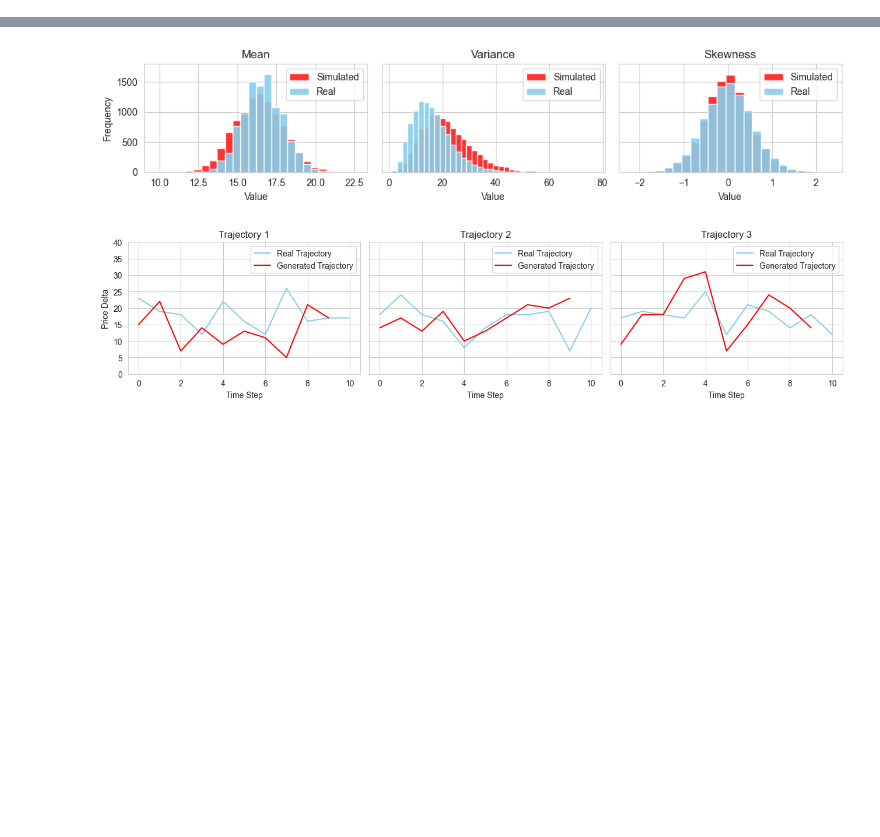
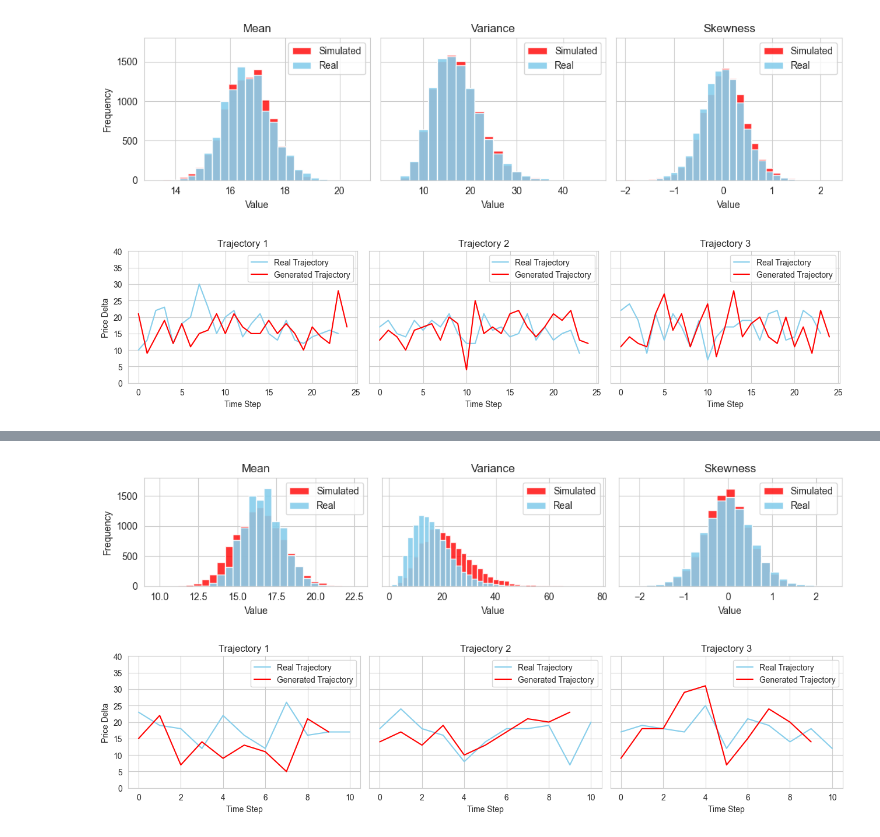
Before and after one commit to FrensiZ/adversial_learning, a Jupyter notebook: adv_13.09.24.ipynb, the cells around one changed output, grey strips where cells are left out. Drawn from its saved outputs; the diff is of its cells as text; code cells hidden in the pictures; blank space fills up the shorter version.

```diff
--- a/adv_13.09.24.ipynb
+++ b/adv_13.09.24.ipynb
@@ -309,0 +447,24 @@ class Discriminator(nn.Module):
+# %%
+bin_start_mean = min(np.min(sim_means), np.min(real_means))
+bin_stop_mean = max(np.max(sim_means), np.max(real_means))
+bin_start_var = min(np.min(sim_variances), np.min(real_variances))
+bin_stop_var = max(np.max(sim_variances), np.max(real_variances))
+bin_start_skew = min(np.min(sim_skew), np.min(real_skew))
+bin_stop_skew = max(np.max(sim_skew), np.max(real_skew))
+
+bin_width_mean = 0.3
+bin_width_var = 2
+bin_width_skew = 0.15
+
+bin_edges_mean = np.arange(bin_start_mean, bin_stop_mean + bin_width_mean, bin_width_mean)
+bin_edges_var = np.arange(bin_start_var, bin_stop_var + bin_width_var, bin_width_var)
+bin_edges_skew = np.arange(bin_start_skew, bin_stop_skew + bin_width_skew, bin_width_skew)
+
+plot_three_moments(sim_means, real_means, bin_edges_mean,
+                       sim_variances, real_variances, bin_edges_var,
+                       sim_skew, real_skew, bin_edges_skew)
+
+plot_sequences(real_seq=val_data[:,1:], sim_seq=supervised_data)
+# %% [output]
+[figure, added]
+[figure, added]
```
Also changed, not shown: parts of 18 cells of this notebook, 3 other files.
